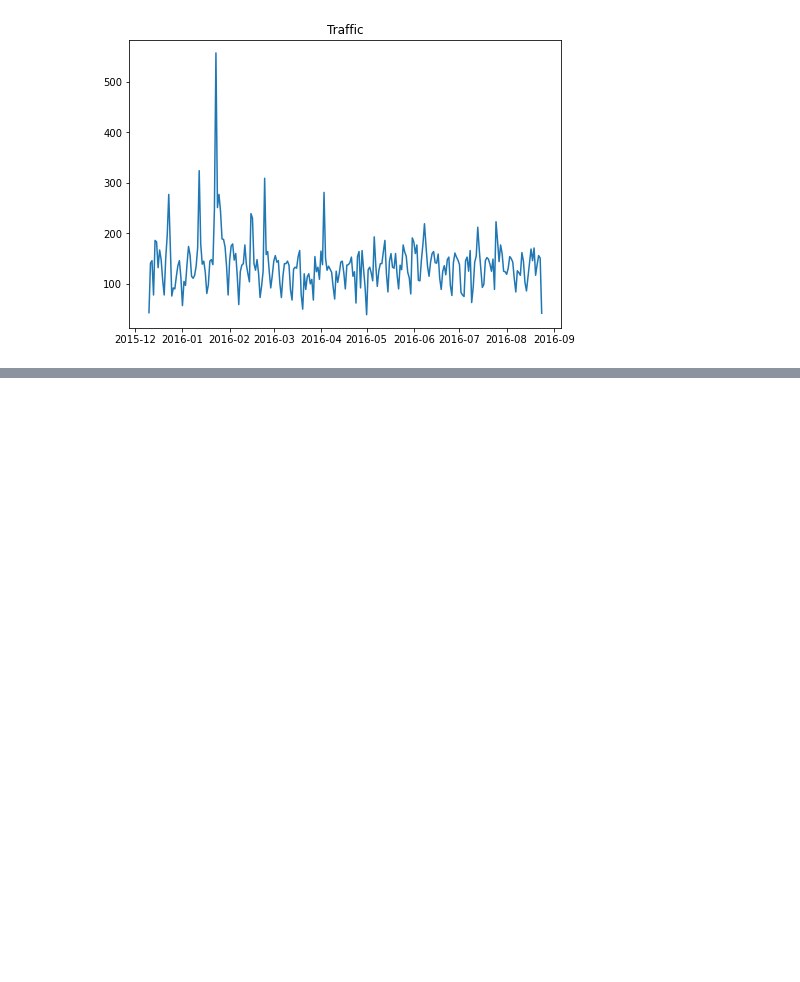
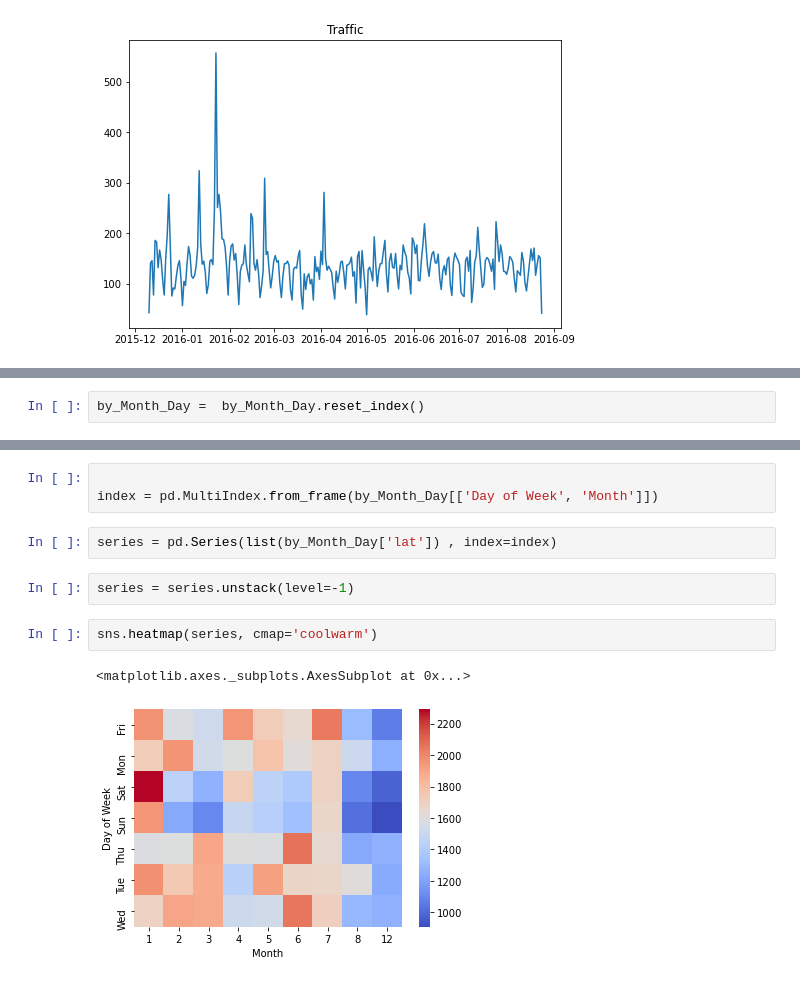
Before and after one commit to ShimnaA/calls_data, a Jupyter notebook: CallsData.ipynb, the cells around one changed output, grey strips where cells are left out. Saved outputs shown, nothing was run; the diff lists cells and outputs as text; blank space fills up the shorter version.

```diff
--- a/CallsData.ipynb
+++ b/CallsData.ipynb
@@ -281,0 +402,2 @@ ax.plot(byDate_reason.index, byDate_reason['lat'])
+# %%
+by_Month_Day =  by_Month_Day.reset_index()
@@ -281,0 +420,12 @@ ax.plot(byDate_reason.index, byDate_reason['lat'])
+# %%
+
+index = pd.MultiIndex.from_frame(by_Month_Day[['Day of Week', 'Month']])
+# %%
+series = pd.Series(list(by_Month_Day['lat']) , index=index)
+# %%
+series = series.unstack(level=-1)
+# %%
+sns.heatmap(series, cmap='coolwarm')
+# %% [output]
+<matplotlib.axes._subplots.AxesSubplot at 0x...>
+[figure, added]
```
Also changed, not shown: parts of 20 cells of this notebook.
